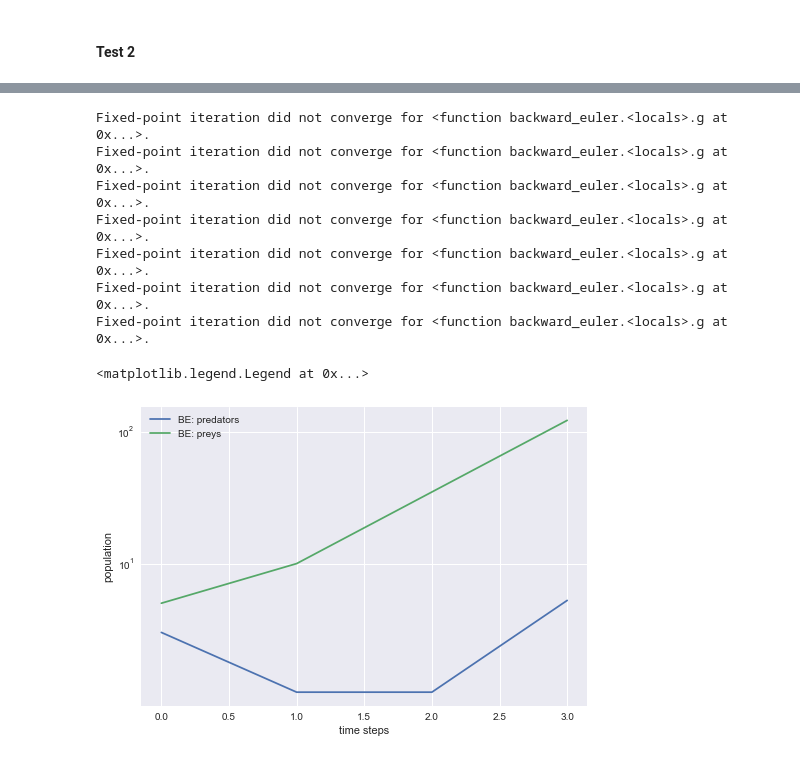
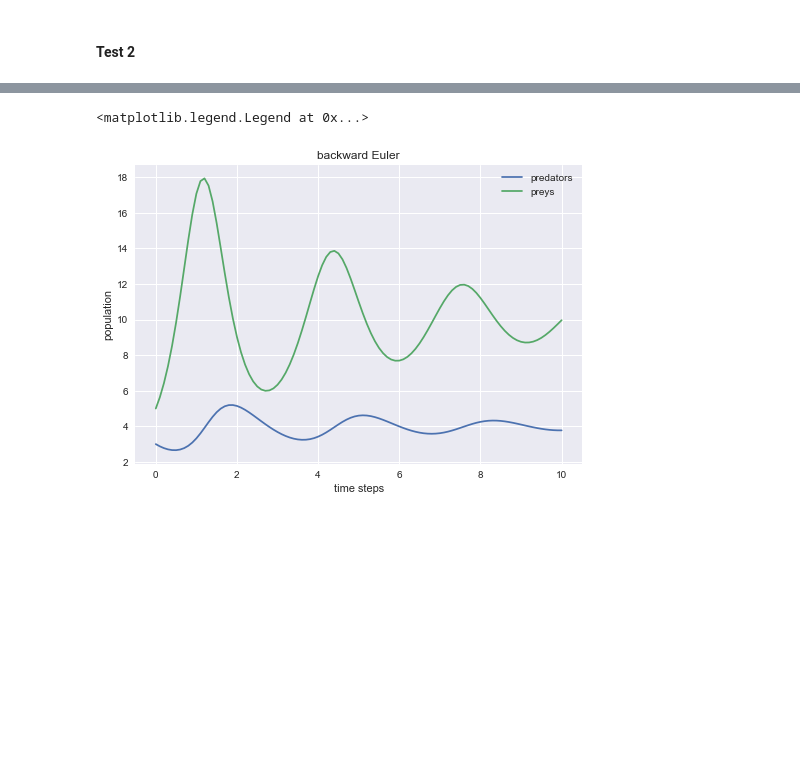
Before and after one commit to maxstollmayer/NuMeDiffG, a Jupyter notebook: Aufgabenblatt 3/Aufgabenblatt 3 Lösung.ipynb, the cells around one changed output, grey strips where cells are left out. Drawn from its saved outputs; the diff is of its cells as text; code cells hidden in the pictures; blank space fills up the shorter version.

```diff
--- a/Aufgabenblatt 3/Aufgabenblatt 3 Lösung.ipynb
+++ b/Aufgabenblatt 3/Aufgabenblatt 3 Lösung.ipynb
@@ -219,7 +207,7 @@ def f2(y, t):
 y2_0 = np.array([3, 5])
 t2_0 = 0
 t2_N = 10
-N2 = 10
+N2 = 100
 # %%
 t2_fe, y2_fe = forward_euler(f2, y2_0, t2_0, t2_N, N2)
 
@@ -235,20 +223,13 @@ plt.legend()
 # %%
-t2_be, y2_be = backward_euler(f2, y2_0, t2_0, t2_N, N2, tol=100)
+t2_be, y2_be = backward_euler(f2, y2_0, t2_0, t2_N, N2)
 
-plt.plot(t2_be, y2_be[:, 0], label="BE: predators")
-plt.plot(t2_be, y2_be[:, 1], label="BE: preys")
+plt.plot(t2_be, y2_be[:, 0], label="predators")
+plt.plot(t2_be, y2_be[:, 1], label="preys")
+plt.title("backward Euler")
 plt.xlabel("time steps")
 plt.ylabel("population")
-plt.yscale("symlog")
 plt.legend()
 # %% [output]
-Fixed-point iteration did not converge for <function backward_euler.<locals>.g at 0x...>.
-Fixed-point iteration did not converge for <function backward_euler.<locals>.g at 0x...>.
-Fixed-point iteration did not converge for <function backward_euler.<locals>.g at 0x...>.
-Fixed-point iteration did not converge for <function backward_euler.<locals>.g at 0x...>.
-Fixed-point iteration did not converge for <function backward_euler.<locals>.g at 0x...>.
-Fixed-point iteration did not converge for <function backward_euler.<locals>.g at 0x...>.
-Fixed-point iteration did not converge for <function backward_euler.<locals>.g at 0x...>.
+<matplotlib.legend.Legend at 0x...>
-<matplotlib.legend.Legend at 0x...>
-[figure, old version]
+[figure, new version]
 # %%
```
Also changed, not shown: parts of 7 cells of this notebook.
